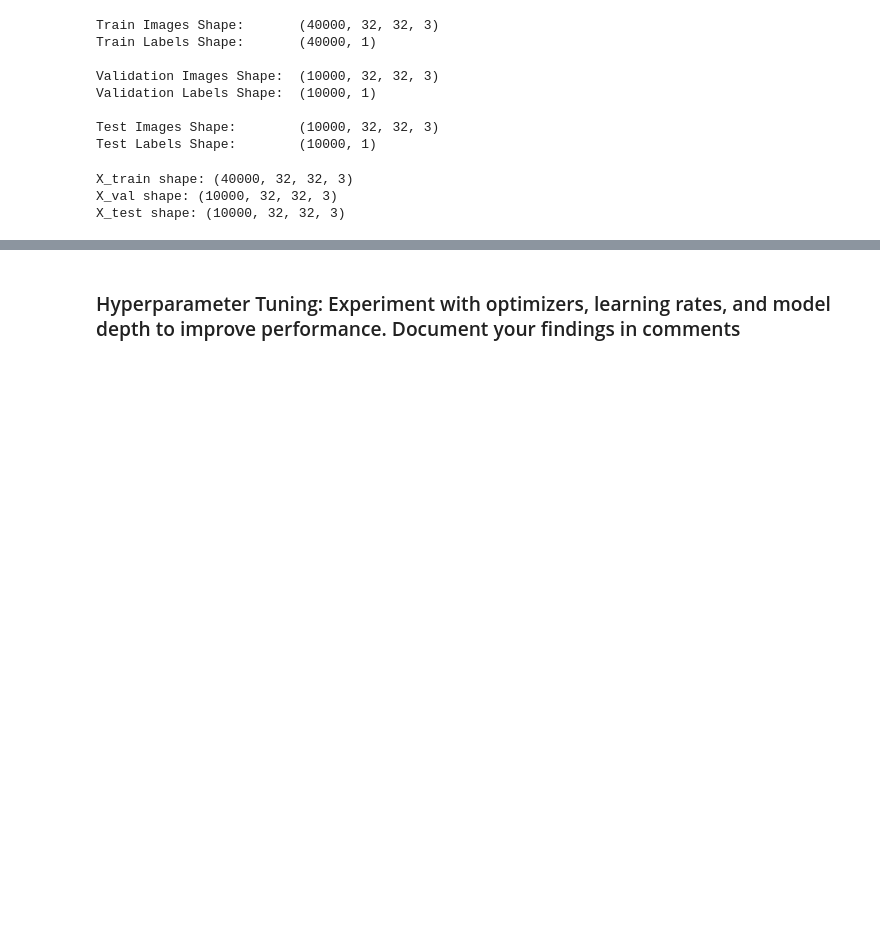
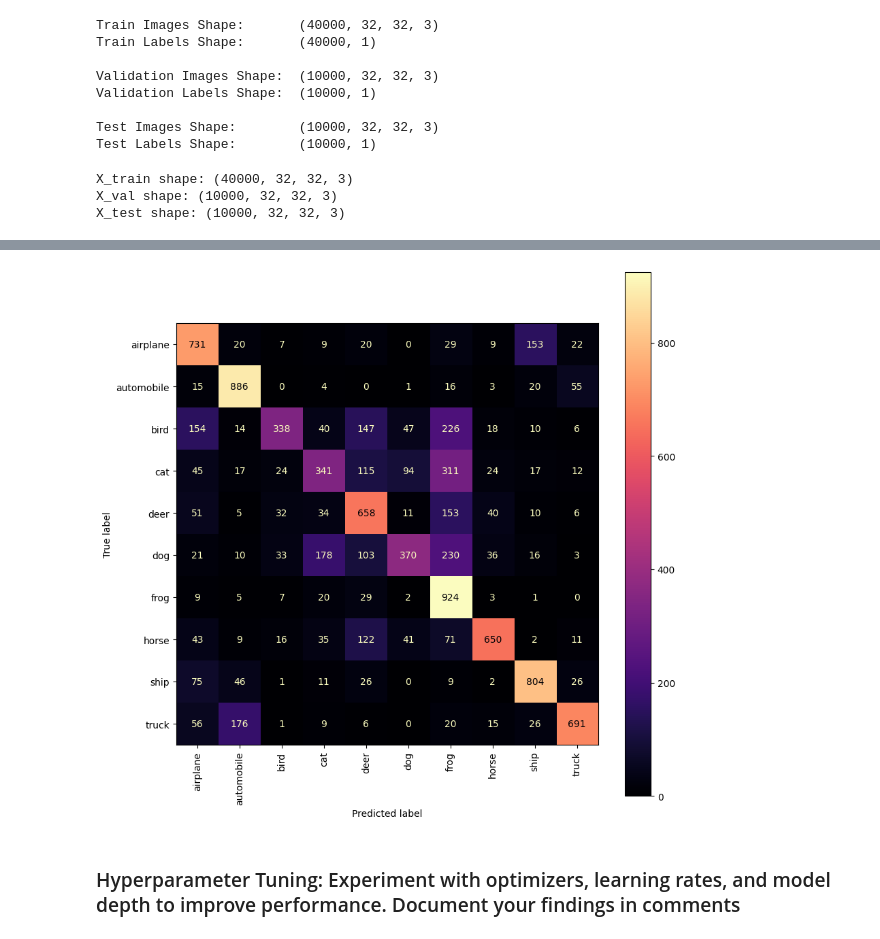
Before and after one commit to M2-Luminous/CS7GV1-Computer-Vision, a Jupyter notebook: Assignment-3/20313326_assignment_3_bonus.ipynb, the cells around one changed output, grey strips where cells are left out. Drawn from its saved outputs; the diff is of its cells as text; code cells hidden in the pictures; blank space fills up the shorter version.

```diff
--- a/Assignment-3/20313326_assignment_3_bonus.ipynb
+++ b/Assignment-3/20313326_assignment_3_bonus.ipynb
@@ -114,0 +153,21 @@ KeyboardInterrupt:
+# %%
+# CIFAR-10 classes
+lables = ['airplane', 'automobile', 'bird', 'cat', 'deer', 'dog', 'frog', 'horse', 'ship', 'truck']
+evaluation = model_pretrain.evaluate(X_test, y_category_test)
+print(f'Test Accuracy : {evaluation[1] * 100:.2f}%')
+
+y_pred = model_pretrain.predict(X_test)
+y_pred = np.argmax(y_pred, axis=1)
+cm = confusion_matrix(y_test, y_pred)
+
+
+disp = ConfusionMatrixDisplay(confusion_matrix=cm,
+                              display_labels=lables)
+
+
+# NOTE: Fill all variables here with default values of the plot_confusion_matrix
+fig, ax = plt.subplots(figsize=(10, 10))
+disp = disp.plot(xticks_rotation='vertical', ax=ax,cmap='magma')
+
+plt.show()
+# %% [output]
@@ -115,3 +177,4 @@ KeyboardInterrupt:
+[figure, added]
 # %% [markdown]
 ### Hyperparameter Tuning: Experiment with optimizers, learning rates, and model depth to improve performance. Document your findings in comments
 # %% [markdown]
```
Also changed, not shown: parts of 3 cells of this notebook.
